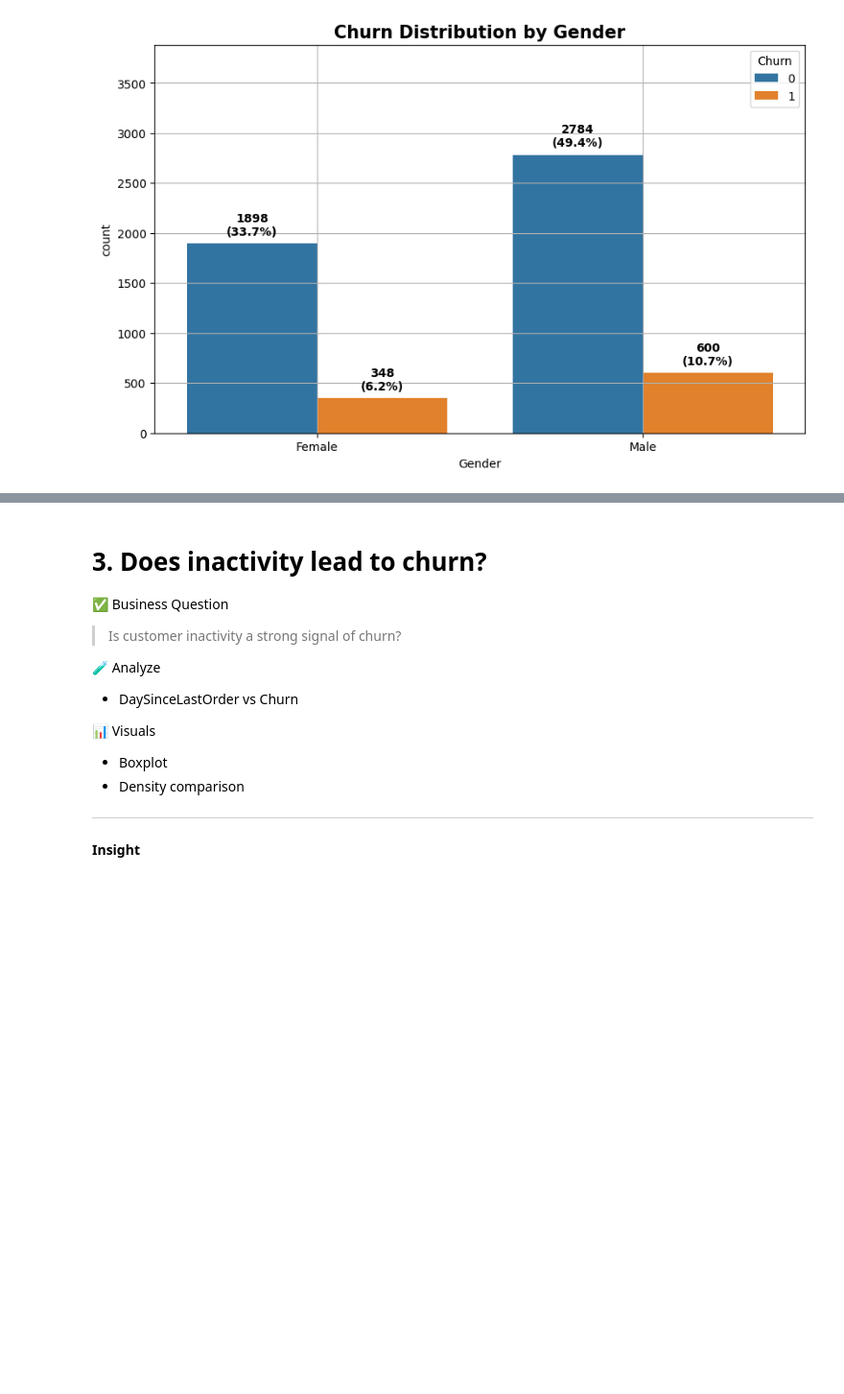
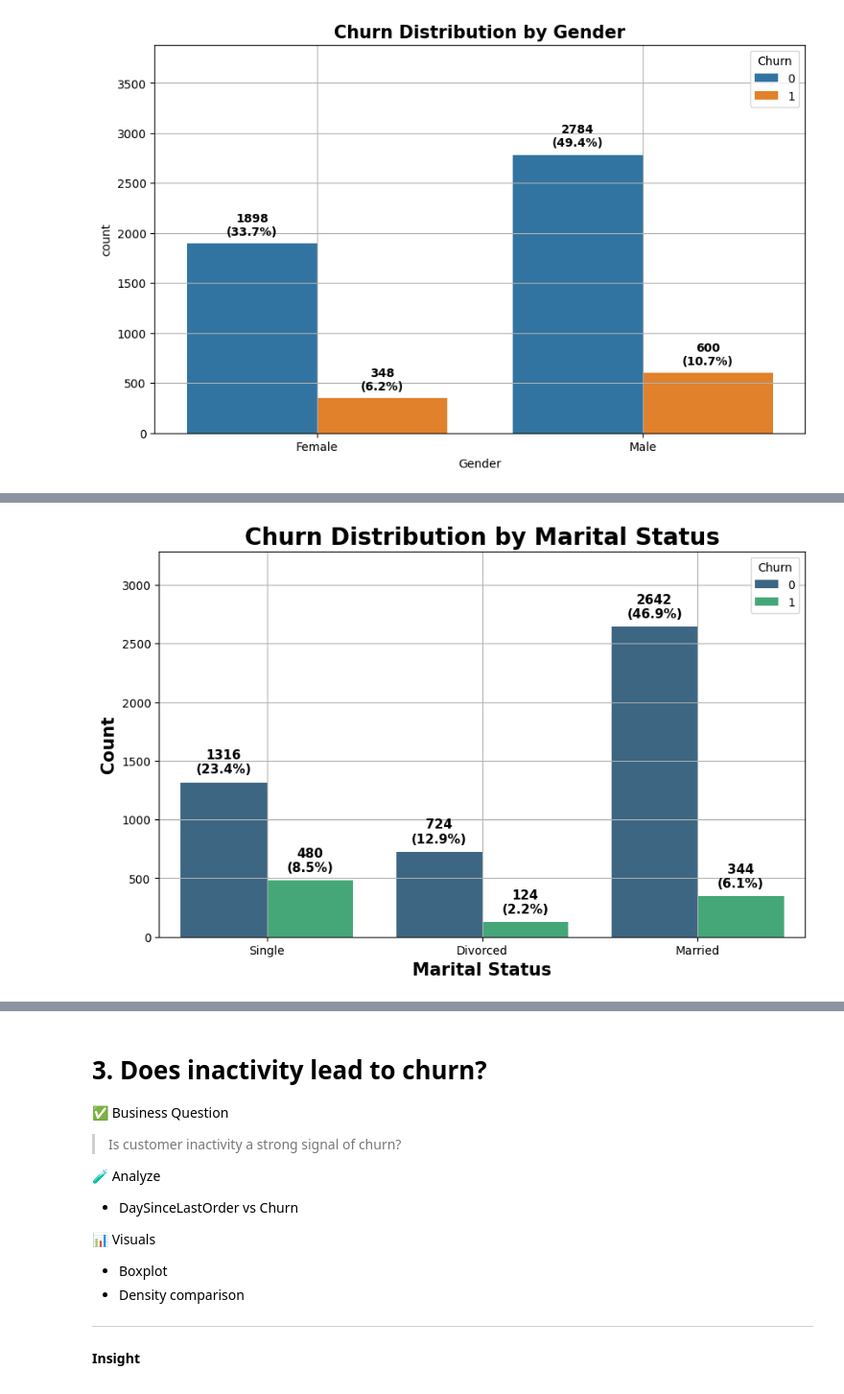
Before and after one commit to shivamtyagi577/E-commerce-Customer-End-to-End-Churn, a Jupyter notebook: Customer_Churn_Analysis_E_Commerce.ipynb, the cells around one changed output, grey strips where cells are left out. Shown at 96% size. Drawn from its saved outputs; the diff is of its cells as text; code cells hidden in the pictures; blank space fills up the shorter version.

```diff
--- a/Customer_Churn_Analysis_E_Commerce.ipynb
+++ b/Customer_Churn_Analysis_E_Commerce.ipynb
@@ -632,0 +647,35 @@ plt.show()
+# %%
+plt.figure(figsize=(10,6))
+ax=sns.countplot(data=df, x='MaritalStatus', hue='Churn', palette='viridis')
+
+#Calculate the total number of data points
+total = len(df)
+
+#Iterate through the bars(patches)
+for p in ax.patches:
+  height = p.get_height()
+
+  if height > 0:
+    #Calculate percentage
+    percentage = f'{100 * height/total:.1f}%'
+
+    #Position logic
+    x = p.get_x() + p.get_width() / 2
+    y = height + (total * 0.01) # Slightly higher offset for bold text
+
+    #Annotate: Count and Percentage
+    ax.annotate(f'{int(height)}\n({percentage})',
+                (x,y),
+                ha='center',
+                va='bottom',
+                fontsize=11,
+                fontweight='bold')
+
+plt.title('Churn Distribution by Marital Status', fontsize=20, fontweight='bold')
+plt.ylim(0, df['MaritalStatus'].value_counts().max() + 300)
+plt.ylabel('Count', fontsize=15, fontweight='bold')
+plt.xlabel('Marital Status', fontsize=15, fontweight='bold')
+plt.grid()
+plt.show()
+# %% [output]
+[figure, added]
```
Also changed, not shown: parts of 22 cells of this notebook.
